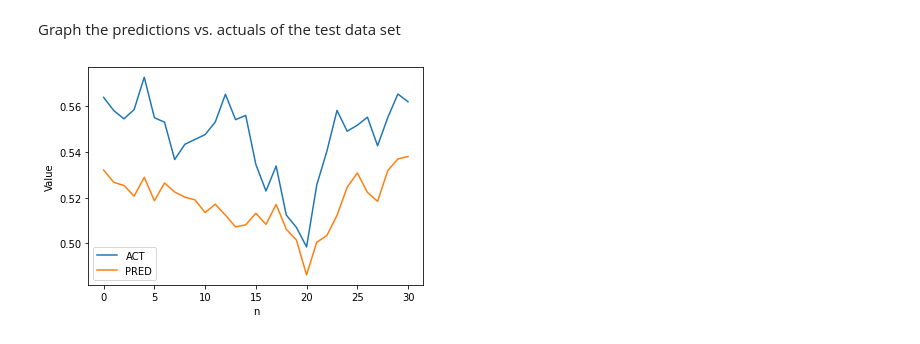
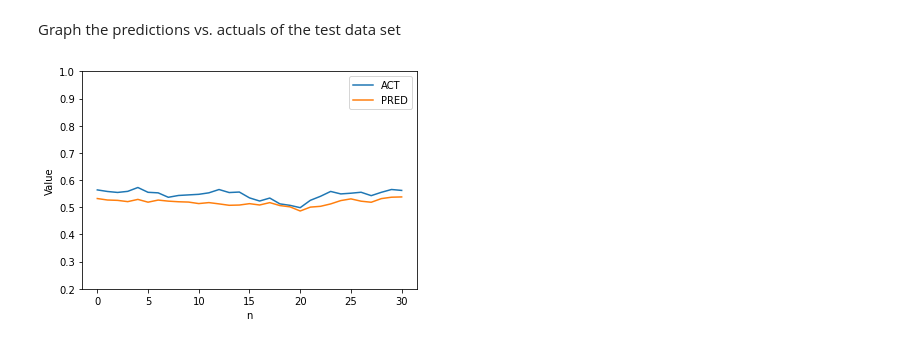
Before and after one commit to glend21/ML-experiments, a Jupyter notebook: currencies01.ipynb, the cells around one changed output. Cells and saved outputs as stored; diff of their text form; code cells hidden in the pictures.

Commit message:
Changed scale of y-axis in final plot

```diff
--- a/currencies01.ipynb
+++ b/currencies01.ipynb
@@ -362,9 +362,10 @@ Graph the predictions vs. actuals of the test data set
 # %%
 plt.xlabel('n')
 plt.ylabel("Value")
+plt.ylim( 0.2, 1.0 )
 plt.plot( gbp_test, label="ACT" )
 plt.plot( preds, label="PRED" )
 plt.legend()
 plt.show()
 # %% [output]
-[figure, old version]
+[figure, new version]
```
